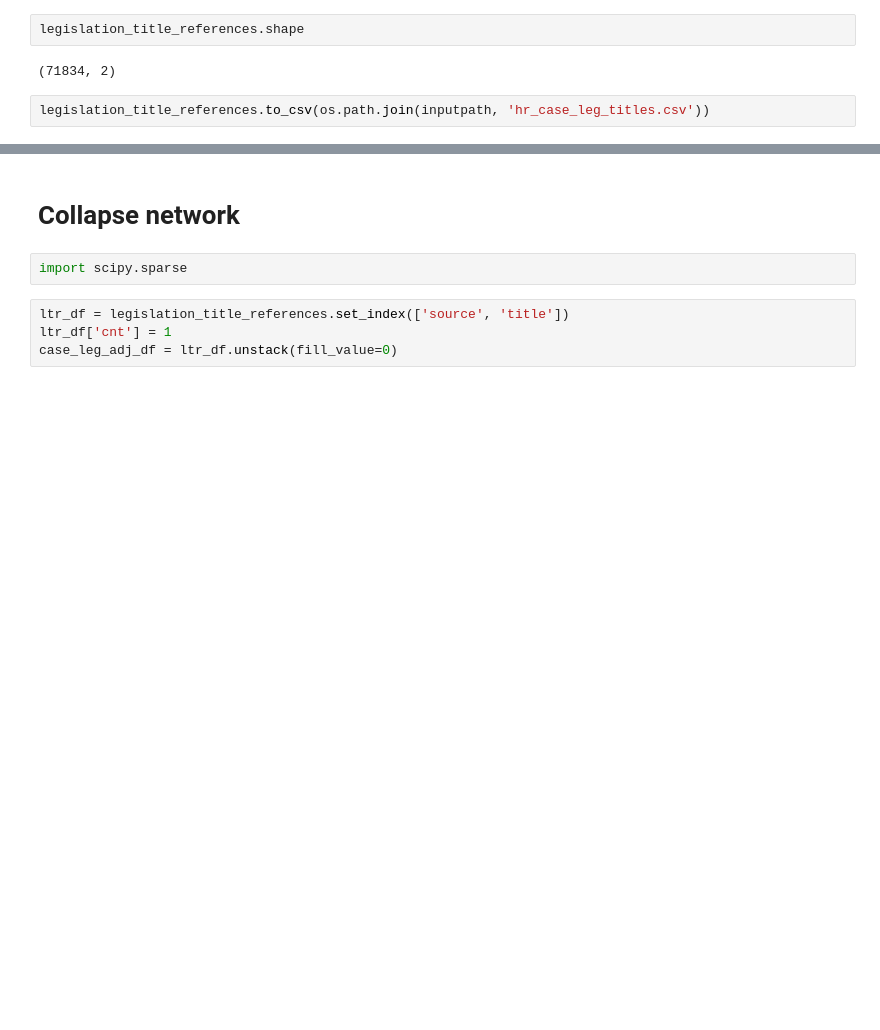
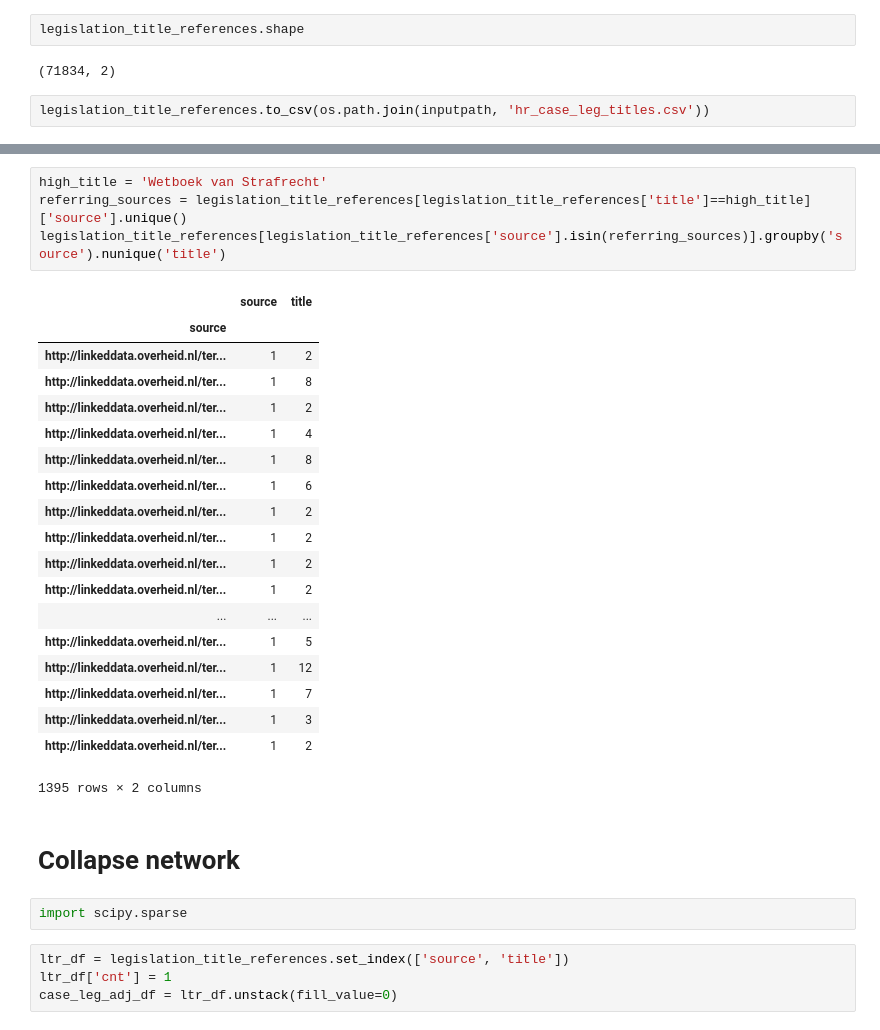
Before and after one commit to research-Dafne/case-law-research, a Jupyter notebook: notebooks/Bimodal_cases_legislation.ipynb, the cells around one changed output, grey strips where cells are left out. Cells and saved outputs as stored; diff of their text form; blank space fills up the shorter version.

Commit message:
More code about legislation networks

```diff
--- a/notebooks/Bimodal_cases_legislation.ipynb
+++ b/notebooks/Bimodal_cases_legislation.ipynb
@@ -71,3 +83,27 @@ legislation_title_references.to_csv(os.path.join(inputpath, 'hr_case_leg_titles.
+# %%
+high_title = 'Wetboek van Strafrecht'
+referring_sources = legislation_title_references[legislation_title_references['title']==high_title]['source'].unique()
+legislation_title_references[legislation_title_references['source'].isin(referring_sources)].groupby('source').nunique('title')
+# %% [output]
+|  | source | title |
+| source |  |  |
+| http://linkeddata.overheid.nl/ter... | 1 | 2 |
+| http://linkeddata.overheid.nl/ter... | 1 | 8 |
+| http://linkeddata.overheid.nl/ter... | 1 | 2 |
+| http://linkeddata.overheid.nl/ter... | 1 | 4 |
+| http://linkeddata.overheid.nl/ter... | 1 | 8 |
+| http://linkeddata.overheid.nl/ter... | 1 | 6 |
+| http://linkeddata.overheid.nl/ter... | 1 | 2 |
+| http://linkeddata.overheid.nl/ter... | 1 | 2 |
+| http://linkeddata.overheid.nl/ter... | 1 | 2 |
+| http://linkeddata.overheid.nl/ter... | 1 | 2 |
+| ... | ... | ... |
+| http://linkeddata.overheid.nl/ter... | 1 | 5 |
+| http://linkeddata.overheid.nl/ter... | 1 | 12 |
+| http://linkeddata.overheid.nl/ter... | 1 | 7 |
+| http://linkeddata.overheid.nl/ter... | 1 | 3 |
+| http://linkeddata.overheid.nl/ter... | 1 | 2 |
+1395 rows × 2 columns
 # %% [markdown]
 # Collapse network
 # %%
```
Also changed, not shown: parts of 14 cells of this notebook, 1 other file.
